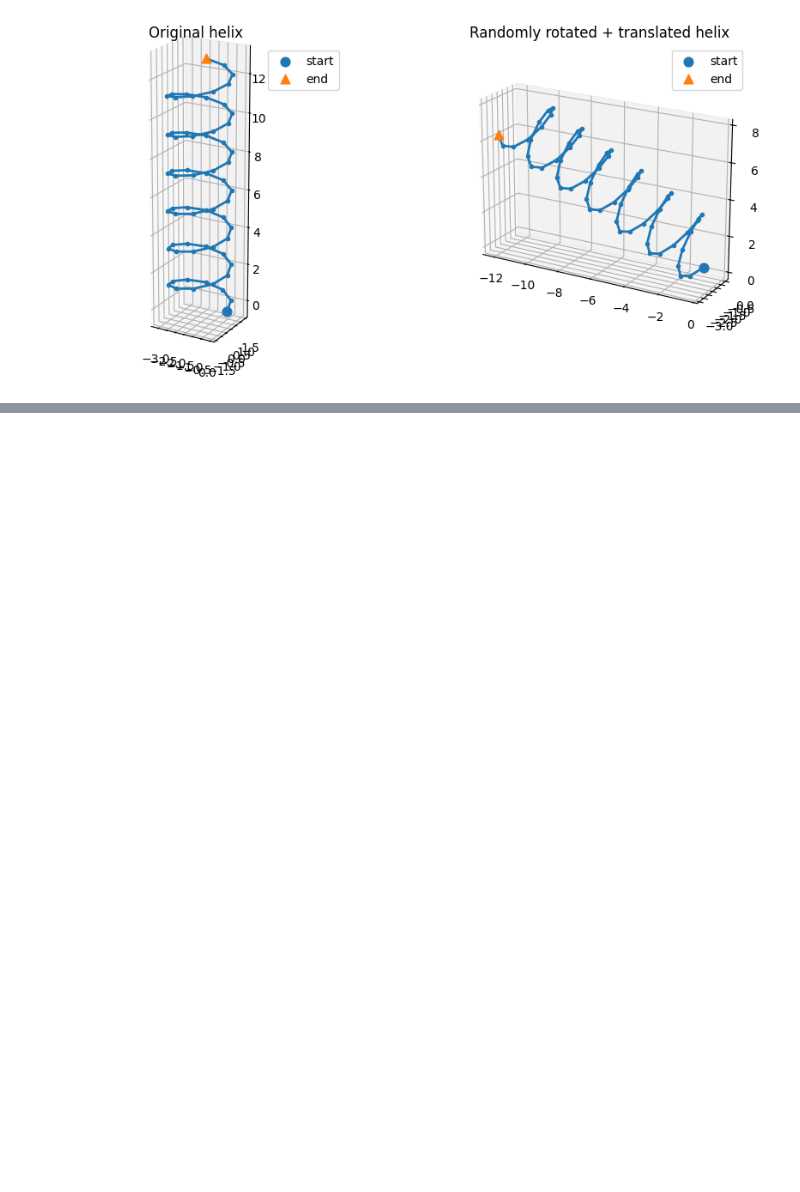
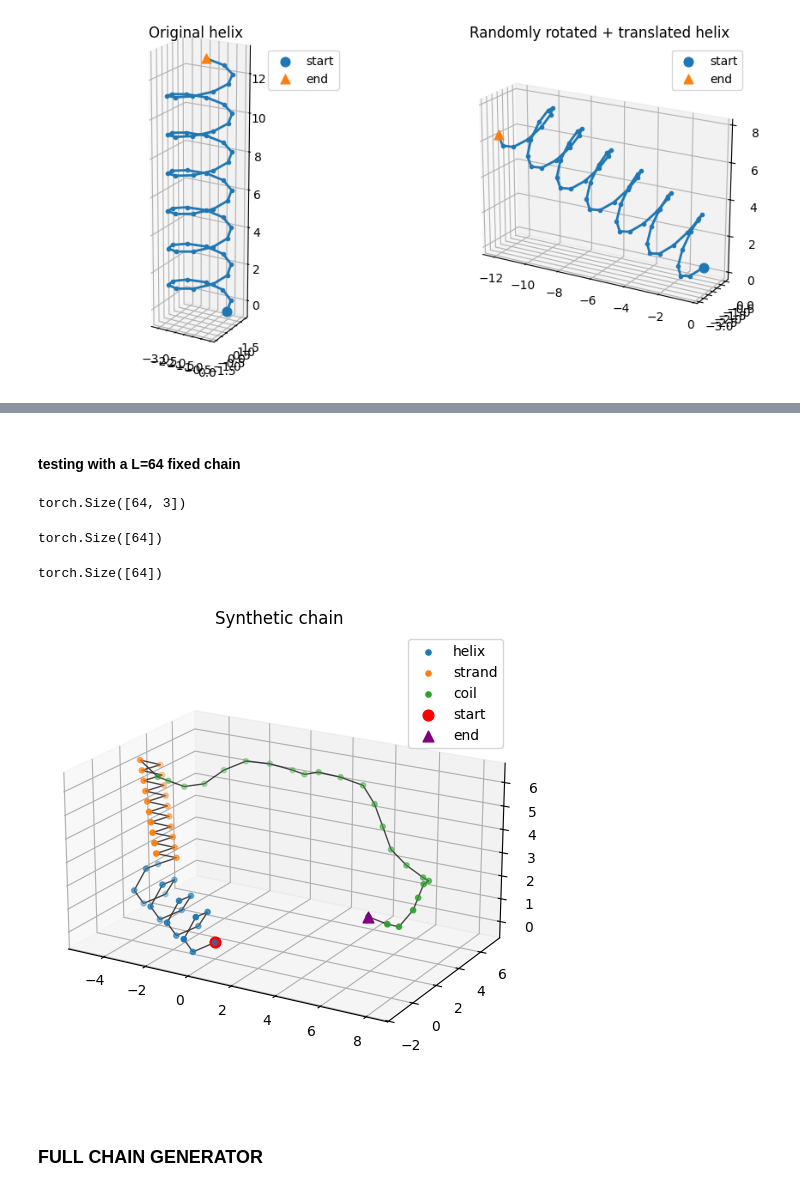
Before and after one commit to fin1cky/Protein-inspired-3D-Diffusion, a Jupyter notebook: notebooks/3D_diffusion.ipynb, the cells around one changed output, grey strips where cells are left out. Saved outputs shown, nothing was run; the diff lists cells and outputs as text; code cells hidden in the pictures; blank space fills up the shorter version.

Commit message:
Add code for random complete chain generation

```diff
--- a/notebooks/3D_diffusion.ipynb
+++ b/notebooks/3D_diffusion.ipynb
@@ -254,0 +381,58 @@ plt.show()
+# %% [markdown]
+#### testing with a L=64 fixed chain
+# %%
+specs = [
+    {
+        "kind": "helix",
+        "length": 20,
+        "kwargs": {
+            "radius": 1.0,
+            "rise_per_res": 0.25,
+            "residues_per_turn": 5
+        },
+    },
+    {
+        "kind": "strand",
+        "length": 20,
+        "kwargs": {
+            "zigzag_const": 1.0,
+            "z_const": 0.5,
+            "forward_step": 0.5
+        },
+    },
+    {
+        "kind": "coil",
+        "length": 24,
+        "kwargs": {
+            "turn_strength": 0.35
+        },
+    },
+]
+
+coords, labels, seg_ids = stitch_segments(
+    specs,
+    bond_len=1.0,
+    random_orient=True,
+    device=device
+)
+# %%
+print(coords.shape)
+# %% [output]
+torch.Size([64, 3])
+# %%
+print(labels.shape)
+# %% [output]
+torch.Size([64])
+# %%
+print(seg_ids.shape)
+# %% [output]
+torch.Size([64])
+# %%
+fig = plt.figure(figsize=(7, 6))
+ax = fig.add_subplot(111, projection="3d")
+_ = plot_3d_chain(coords, labels, title="Synthetic chain", ax=ax)
+plt.show()
+# %% [output]
+[figure, added]
+# %% [markdown]
+### FULL CHAIN GENERATOR
```
Also changed, not shown: parts of 21 cells of this notebook.
